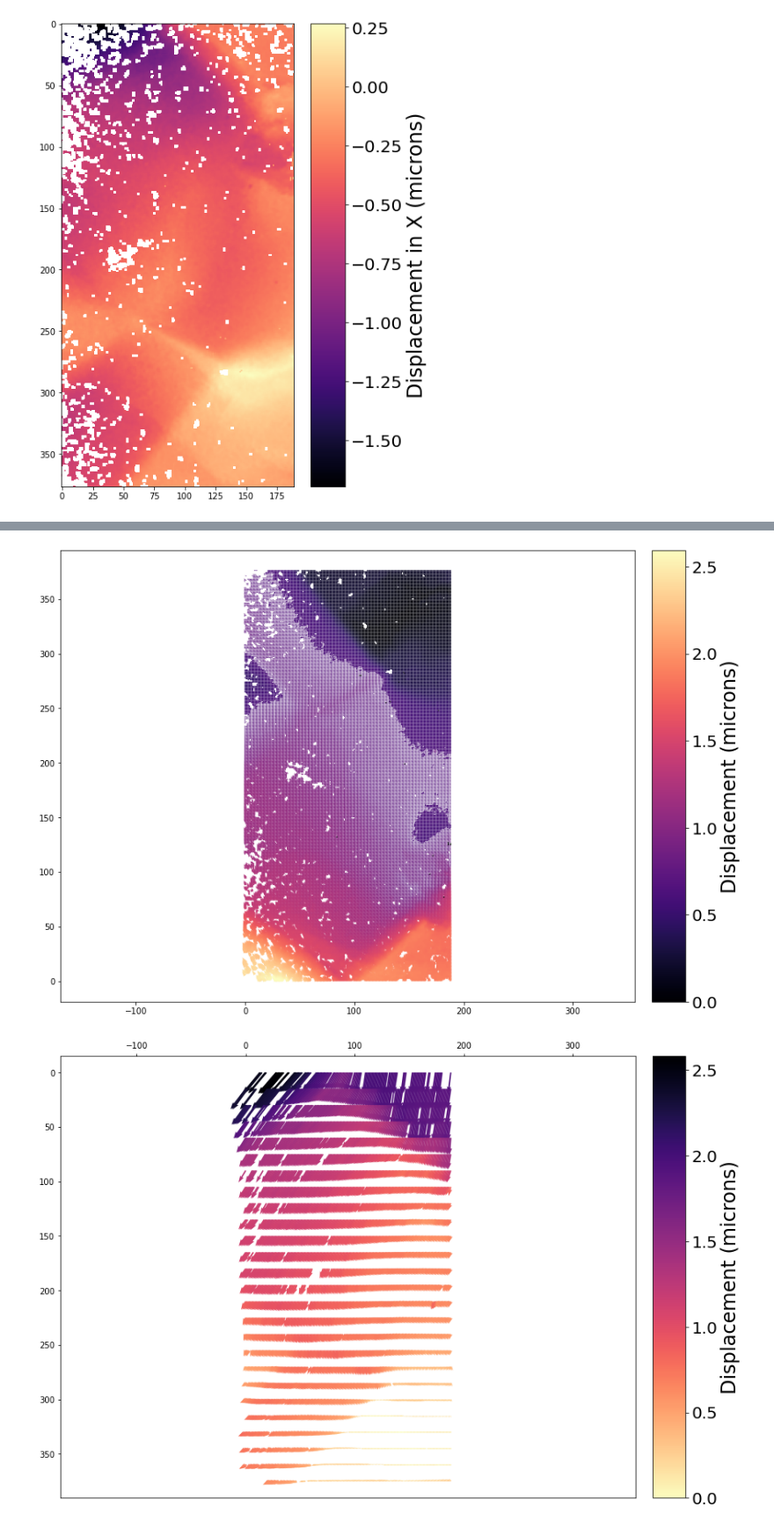
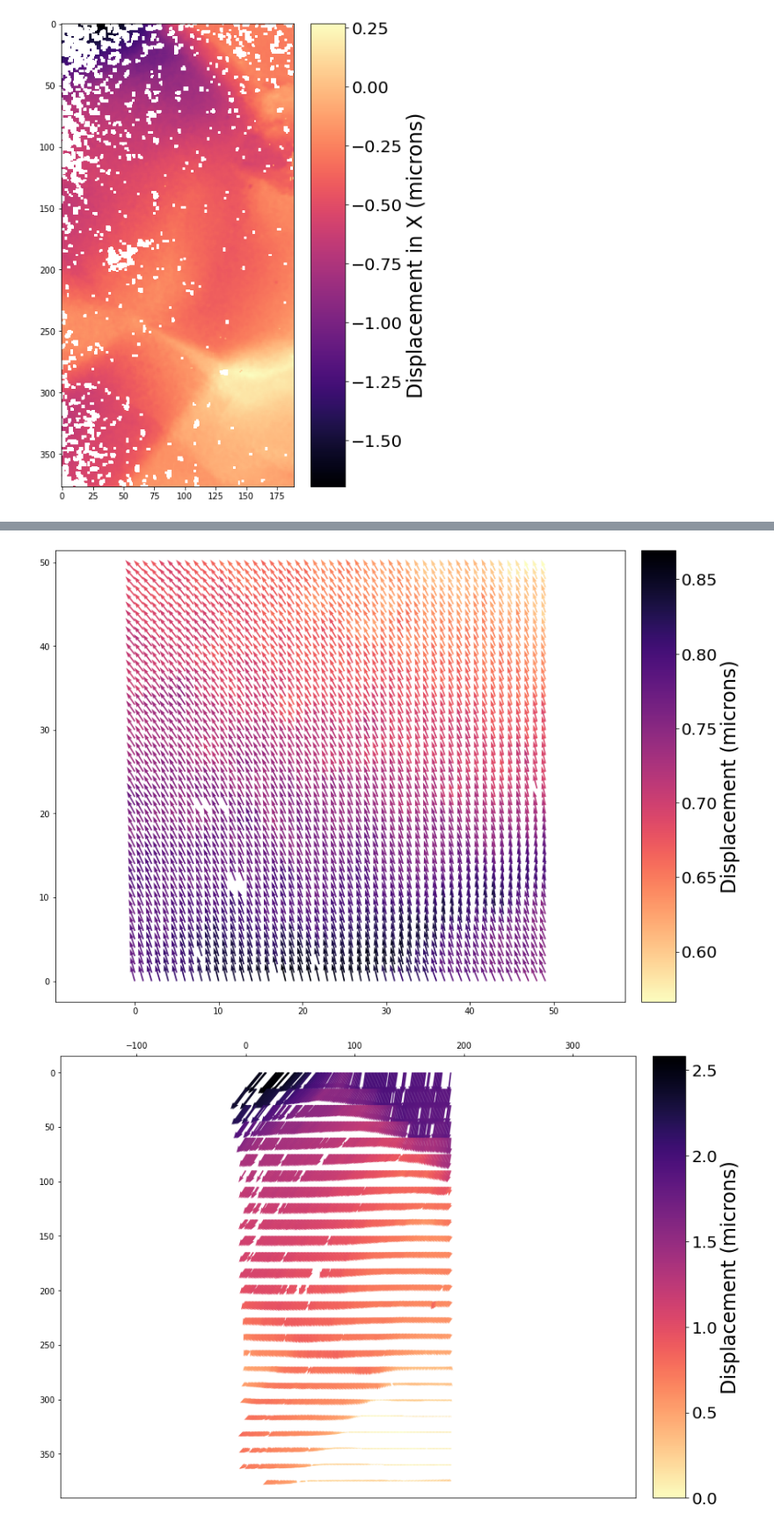
Before and after one commit to marcoalopez/Jupyter4DICe, a Jupyter notebook: notebooks/Displacement_analysis.ipynb, the cells around one changed output, grey strips where cells are left out. Shown at 88% size. Drawn from its saved outputs; the diff is of its cells as text; code cells hidden in the pictures.

```diff
--- a/notebooks/Displacement_analysis.ipynb
+++ b/notebooks/Displacement_analysis.ipynb
@@ -87,22 +103,22 @@ cbar.ax.tick_params(labelsize=20)
 # %%
 # make...
-x, y = np.meshgrid(np.arange(189), np.arange(377))
+x, y = np.meshgrid(np.arange(50), np.arange(50))
 #u, v = data.dispX[:, :, 9].flat, data.dispY[:, :, 9].flat
-magnitude = np.hypot(data.dispX[:, :, 9], data.dispY[:, :, 9])
+magnitude = np.hypot(data.dispX[250:300, 50:100, 9], data.dispY[250:300, 50:100, 9])
 
 # initialize figure
 fig2, ax = plt.subplots(constrained_layout=True)
 
 # image (take time step 10 --> [:, :, 9])
-im = ax.quiver(x, y, data.dispX[:, :, 9], data.dispY[:, :, 9], magnitude, scale_units='xy', scale=0.5, cmap='magma')
+im = ax.quiver(x, y, data.dispX[250:300, 50:100, 9], data.dispY[250:300, 50:100, 9], magnitude, scale_units='xy', scale=0.4, cmap='magma_r')
 ax.axis('equal') # equal aspect ratio
 
 # add a color bar
 cbar = fig2.colorbar(im, ax=ax)
 cbar.set_label('Displacement (microns)', fontsize=24)
 cbar.ax.tick_params(labelsize=20)
 # %% [output]
-[figure, old version]
+[figure, new version]
 # %%
 # make...
 x, y = np.meshgrid(np.arange(189), np.arange(377))
```
Also changed, not shown: parts of 1 cell of this notebook, 1 other file.
